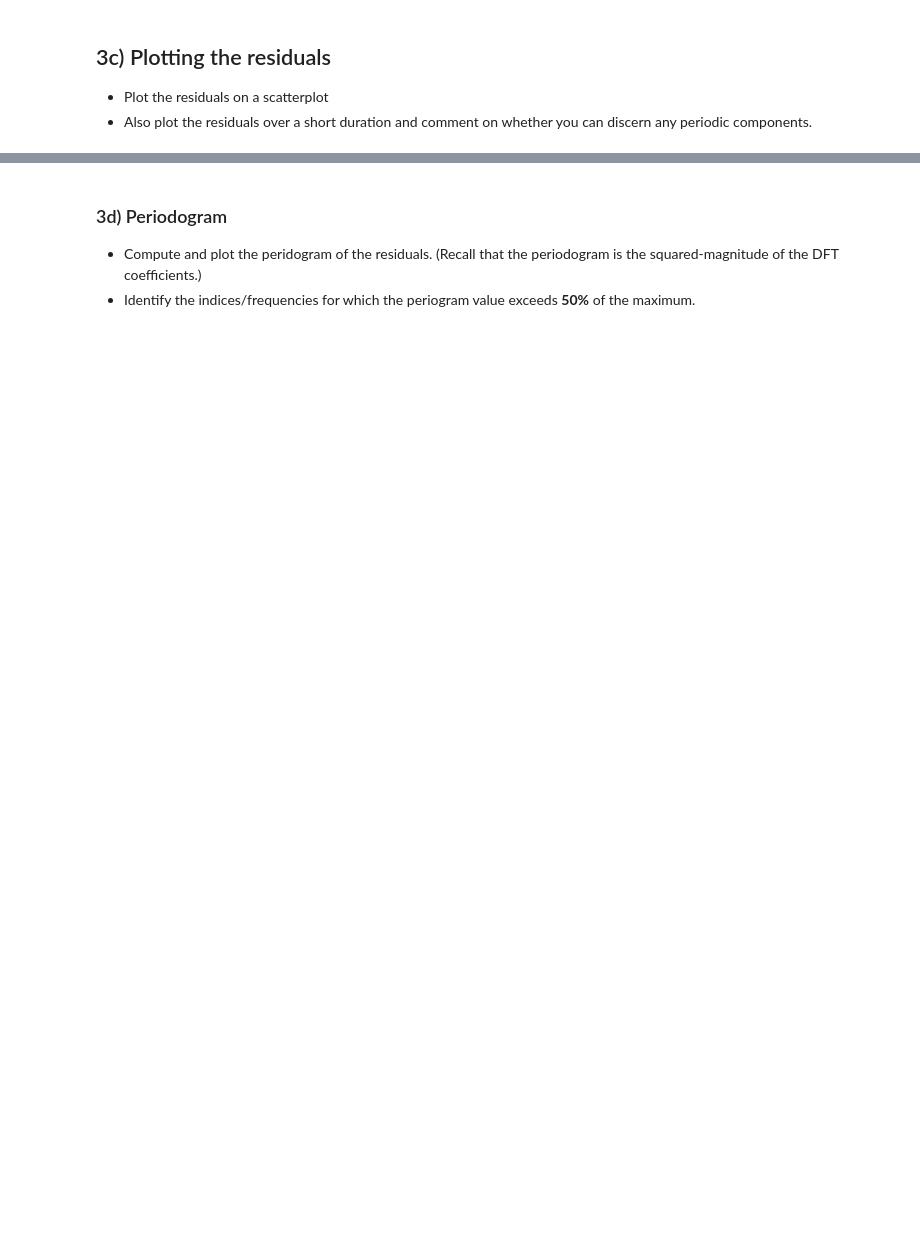
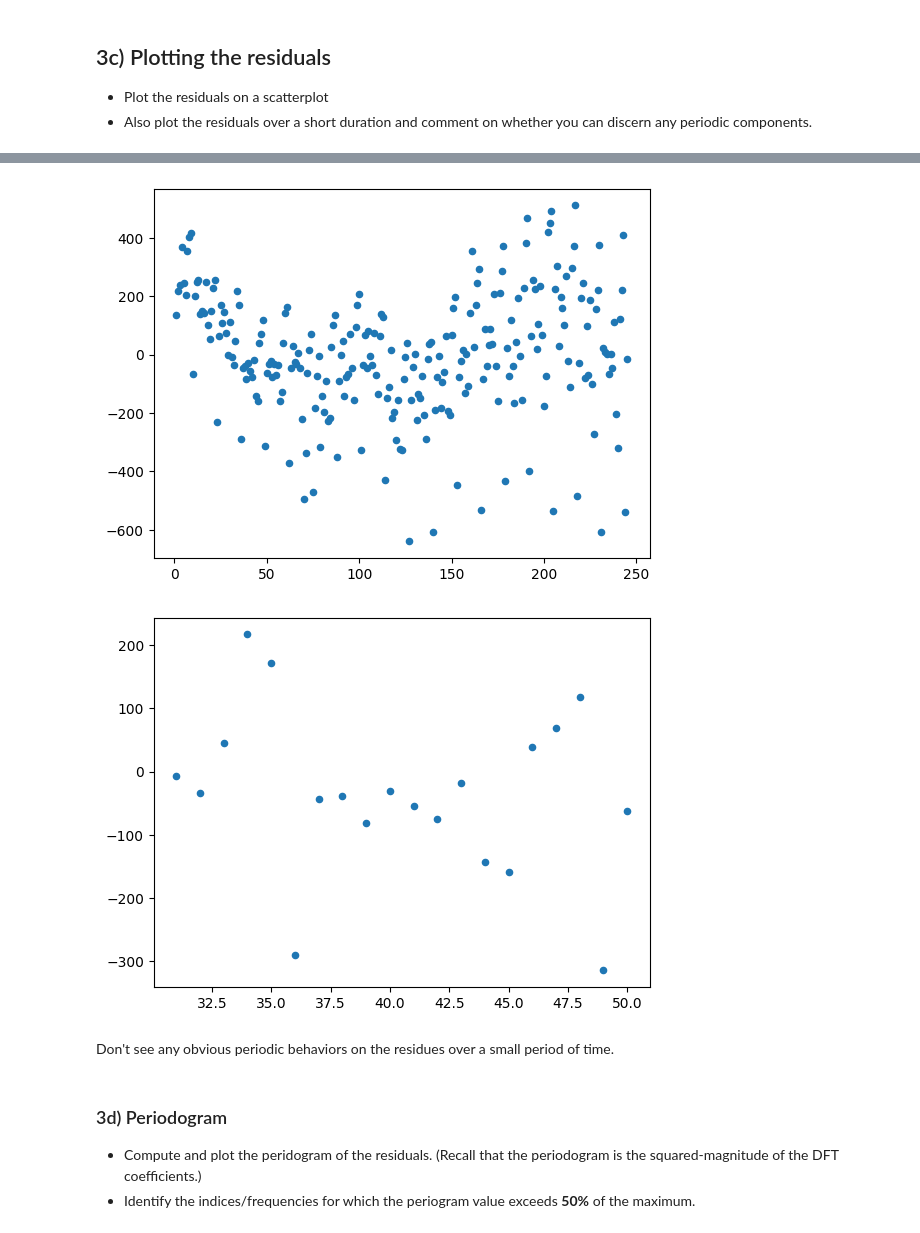
Before and after one commit to MaxzzzLCX/IB_Data_Science, a Jupyter notebook: Exercises/03 Exercise Notebook 3.ipynb, the cells around one changed output, grey strips where cells are left out. Drawn from its saved outputs; the diff is of its cells as text; code cells hidden in the pictures; blank space fills up the shorter version.

```diff
--- a/Exercises/03 Exercise Notebook 3.ipynb
+++ b/Exercises/03 Exercise Notebook 3.ipynb
@@ -78,3 +109,16 @@ All numerical outputs should be displayed to three decimal places.
+# %%
+# Your code here
+residue = yvals - fit_y
+
+plt.scatter(xvals, residue, s=20)
+plt.show()
+plt.scatter(xvals[30:50], residue[30:50], s=20)
+plt.show()
+# %% [output]
+[figure, added]
+[figure, added]
+# %% [markdown]
+Don't see any obvious periodic behaviors on the residues over a small period of time.
 # %% [markdown]
 ### 3d) Periodogram
 
```
Also changed, not shown: parts of 14 cells of this notebook, 1 other file.
